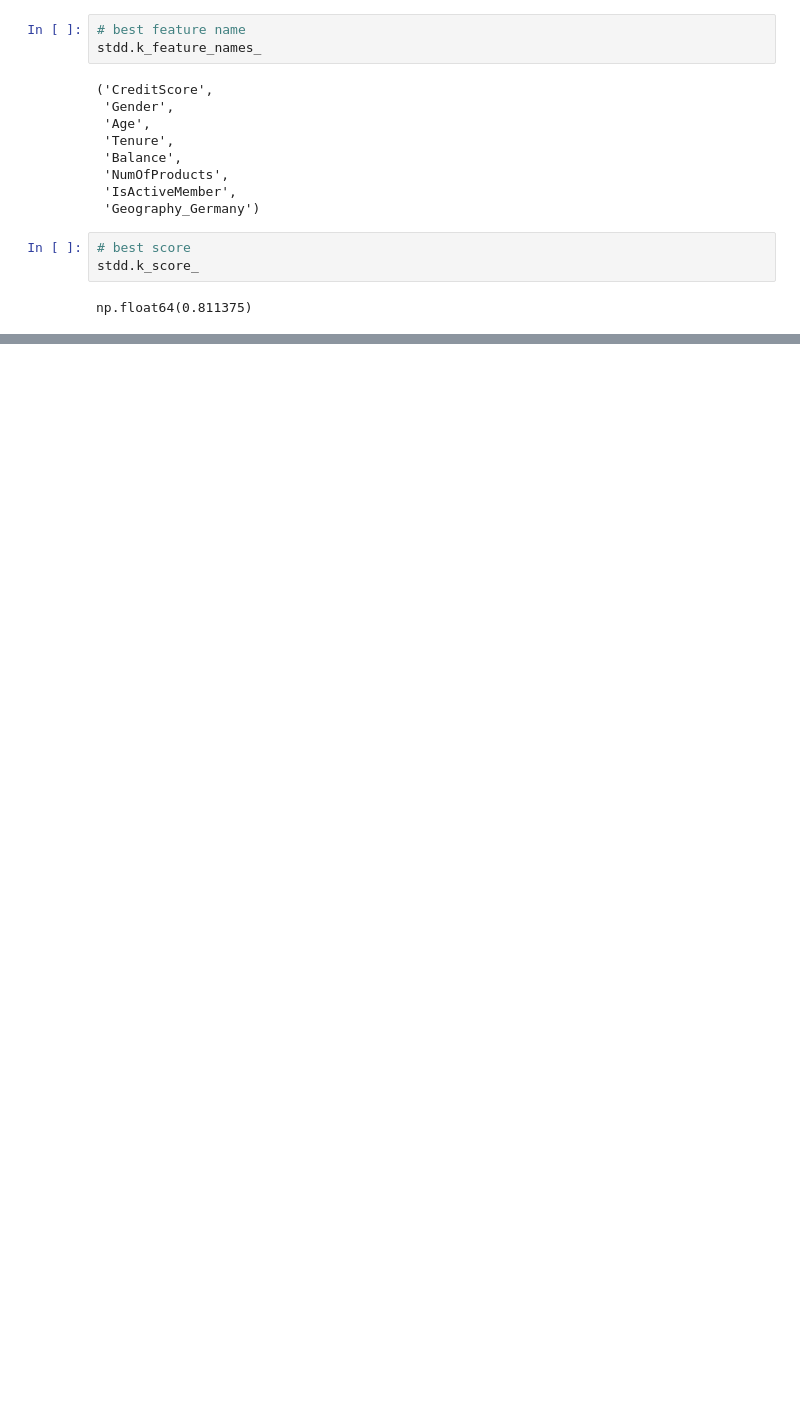
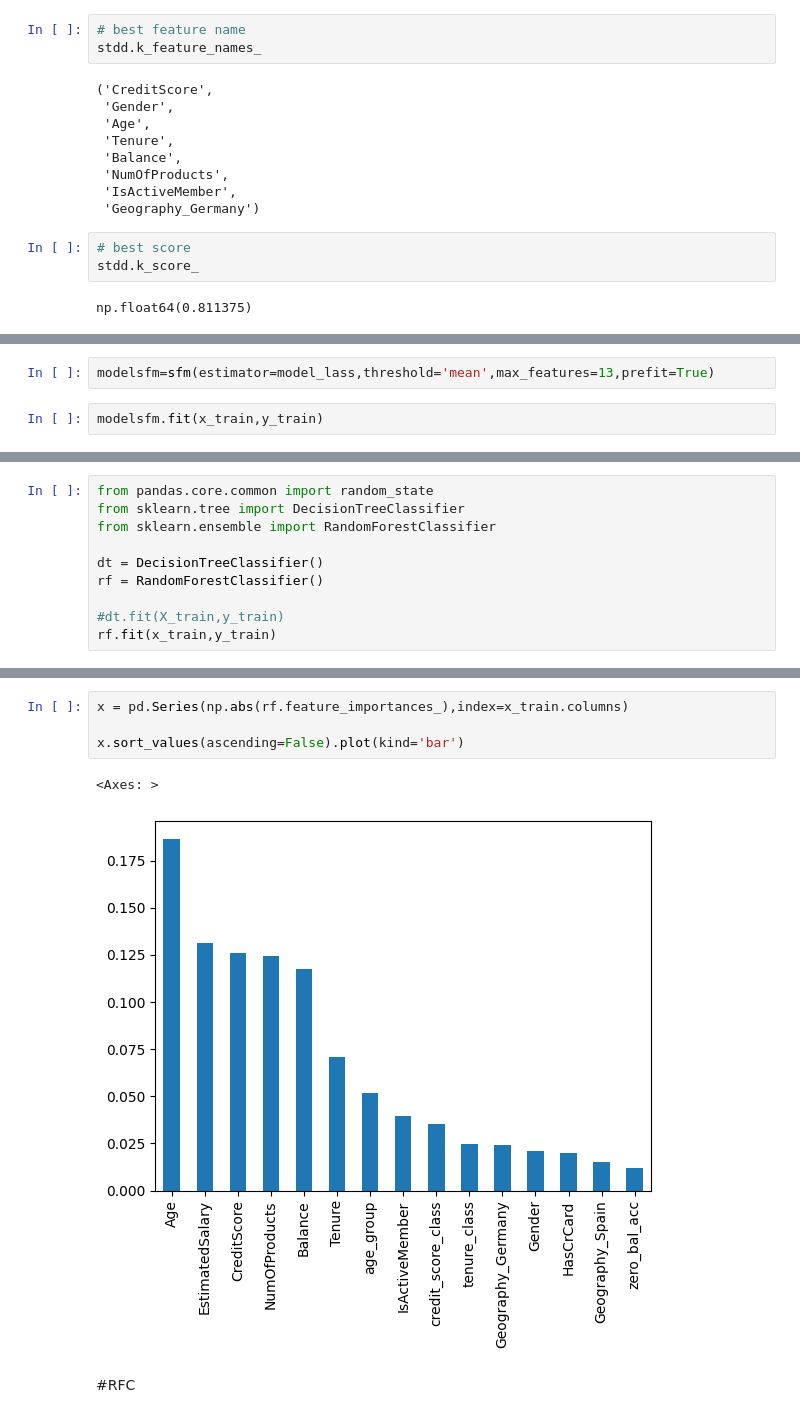
Before and after one commit to karansingh-chauhan/bank-customer-churn-modeling, a Jupyter notebook: notebook/FEATURE_ENG.IPYNB, the cells around one changed output, grey strips where cells are left out. Cells and saved outputs as stored; diff of their text form; blank space fills up the shorter version.

```diff
--- a/notebook/FEATURE_ENG.IPYNB
+++ b/notebook/FEATURE_ENG.IPYNB
@@ -634,0 +663,4 @@ np.float64(0.811375)
+# %%
+modelsfm=sfm(estimator=model_lass,threshold='mean',max_features=13,prefit=True)
+# %%
+modelsfm.fit(x_train,y_train)
@@ -634,0 +675,10 @@ np.float64(0.811375)
+# %%
+from pandas.core.common import random_state
+from sklearn.tree import DecisionTreeClassifier
+from sklearn.ensemble import RandomForestClassifier
+
+dt = DecisionTreeClassifier()
+rf = RandomForestClassifier()
+
+#dt.fit(X_train,y_train)
+rf.fit(x_train,y_train)
@@ -634,0 +716,9 @@ np.float64(0.811375)
+# %%
+x = pd.Series(np.abs(rf.feature_importances_),index=x_train.columns)
+
+x.sort_values(ascending=False).plot(kind='bar')
+# %% [output]
+<Axes: >
+[figure, added]
+# %% [markdown]
+#RFC
```
Also changed, not shown: parts of 28 cells of this notebook.
